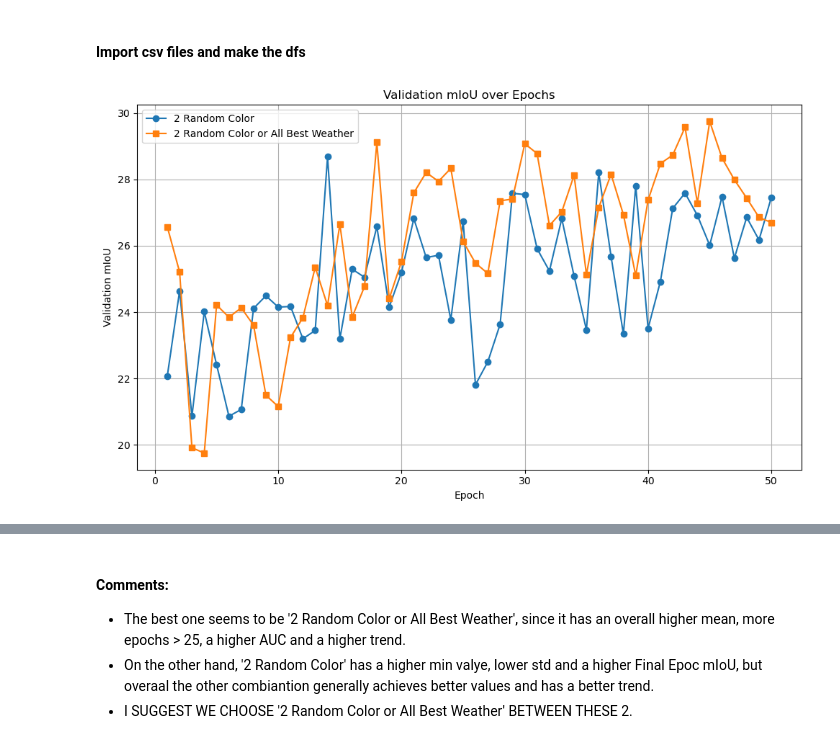
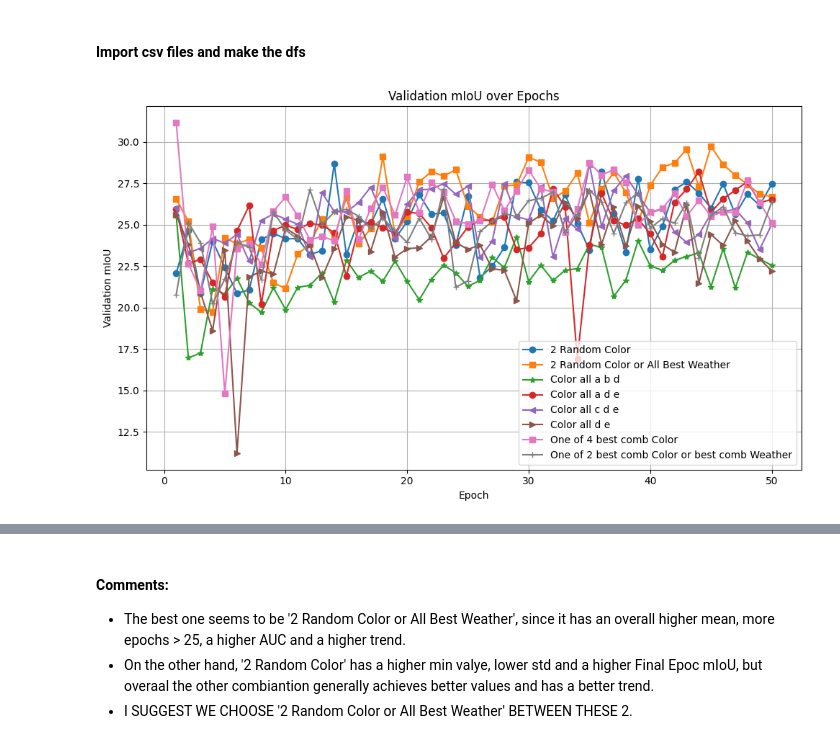
Before and after one commit to elisabettaroviera/MLDL-Project, a Jupyter notebook: 3b_comparison_best_augs_50_epochs.ipynb, the cells around one changed output, grey strips where cells are left out. Saved outputs shown, nothing was run; the diff lists cells and outputs as text; code cells hidden in the pictures.

Commit message:
plot and metrics results augmentations

```diff
--- a/3b_comparison_best_augs_50_epochs.ipynb
+++ b/3b_comparison_best_augs_50_epochs.ipynb
@@ -8,9 +8,19 @@ from numpy import trapz
 from IPython.display import display
 # %% [markdown]
 #### Import csv files and make the dfs
+# %%
+# df Luci
+df_color_abd=pd.read_csv('./Augmentations/100%/3b_GTA5_to_CITY_aug_color_a_b_d_100_percent.csv')
+df_color_ade = pd.read_csv('./Augmentations/100%/3b_GTA5_to_CITY_aug_color_a_d_e_100_percent.csv')
+df_color_cde = pd.read_csv('./Augmentations/100%/3b_GTA5_to_CITY_aug_color_c_d_e_100_percent.csv')
+df_color_de = pd.read_csv('./Augmentations/100%/3b_GTA5_to_CITY_aug_color_d_e_100_percent.csv')
+df_color_oneof4 = pd.read_csv('./Augmentations/100%/3b_GTA5_to_CITY_aug_color_oneof_4_comb_100_percent.csv')
+df_color_weather_oneof3 = pd.read_csv('./Augmentations/100%/3b_GTA5_to_CITY_aug_color_weather_oneof_3_comb_100_percent.csv')
+#df_color_weather_oneof4 = pd.read_csv('./Augmentations/100%/3b_GTA5_to_CITY_aug_color_weather_oneof_4_comb_100_percent.csv')
 # %%
-df_2_random_color =  pd.read_csv('./3b_best_augs/3b_GTA5_to_CITY_augmented_color_2_random_tranforms_color_100_percent.csv')
-df_2_random_color_or_all_best_weather = pd.read_csv('./3b_best_augs/3b_GTA5_to_CITY_augmented_color_2_random_tranform_color_OR_ALL_g_h_i_100_percent.csv')
+# df Auro
+df_2_random_color =  pd.read_csv('./Augmentations/100%/3b_GTA5_to_CITY_augmented_color_2_random_tranforms_color_100_percent.csv')
+df_2_random_color_or_all_best_weather = pd.read_csv('./Augmentations/100%/3b_GTA5_to_CITY_augmented_color_2_random_tranform_color_OR_ALL_g_h_i_100_percent.csv')
 # %%
 val_miou_2_random_color = df_2_random_color['val_mIoU']
 val_miou_2_random_color_or_all_best_weather = df_2_random_color_or_all_best_weather['val_mIoU']
@@ -17,25 +34,39 @@ val_miou_2_random_color_or_all_best_weather = df_2_random_color_or_all_best_weat
 # %%
-
-
 # Estrai e inverte le metriche per avere l'ordine epoche crescente
 val_miou_2_random_color = df_2_random_color['val_mIoU'][::-1].reset_index(drop=True)
 val_miou_2_random_color_or_all_best_weather = df_2_random_color_or_all_best_weather['val_mIoU'][::-1].reset_index(drop=True)
+val_miou_color_abd = df_color_abd['val_mIoU'][::-1].reset_index(drop=True)
+val_miou_color_ade = df_color_ade['val_mIoU'][::-1].reset_index(drop=True)
+val_miou_color_cde = df_color_cde['val_mIoU'][::-1].reset_index(drop=True)
+val_miou_color_de = df_color_de['val_mIoU'][::-1].reset_index(drop=True)
+val_miou_color_oneof4 = df_color_oneof4['val_mIoU'][::-1].reset_index(drop=True)
+val_miou_color_weather_oneof3 = df_color_weather_oneof3['val_mIoU'][::-1].reset_index(drop=True)
+#val_miou_color_weather_oneof4 = df_color_weather_oneof4['val_mIoU'][::-1].reset_index(drop=True)
+
 
 # Crea un asse delle epoche corretto (da 1 a 50)
 epochs = range(1, len(val_miou_2_random_color) + 1)
 
 # Plot
 plt.figure(figsize=(10, 6))
+
 plt.plot(epochs, val_miou_2_random_color, label='2 Random Color', marker='o')
 plt.plot(epochs, val_miou_2_random_color_or_all_best_weather, label='2 Random Color or All Best Weather', marker='s')
+plt.plot(epochs, val_miou_color_abd, label='Color all a b d', marker='*')
+plt.plot(epochs, val_miou_color_ade, label='Color all a d e', marker='o')
+plt.plot(epochs, val_miou_color_cde, label='Color all c d e', marker='<')
+plt.plot(epochs, val_miou_color_de, label='Color all d e', marker='>')
+plt.plot(epochs, val_miou_color_oneof4, label='One of 4 best comb Color', marker='s')
+plt.plot(epochs, val_miou_color_weather_oneof3, label='One of 2 best comb Color or best comb Weather', marker='+')
+#plt.plot(epochs, val_miou_color_weather_oneof4, label='One of 3 best comb Color or best comb Weather', marker='?')
 
 plt.title('Validation mIoU over Epochs')
 plt.xlabel('Epoch')
 plt.ylabel('Validation mIoU')
 plt.legend()
 plt.grid(True)
 plt.tight_layout()
 plt.show()
 # %% [output]
-[figure, old version]
+[figure, new version]
 # %%
```
Also changed, not shown: parts of 3 cells of this notebook, 1 other file.
